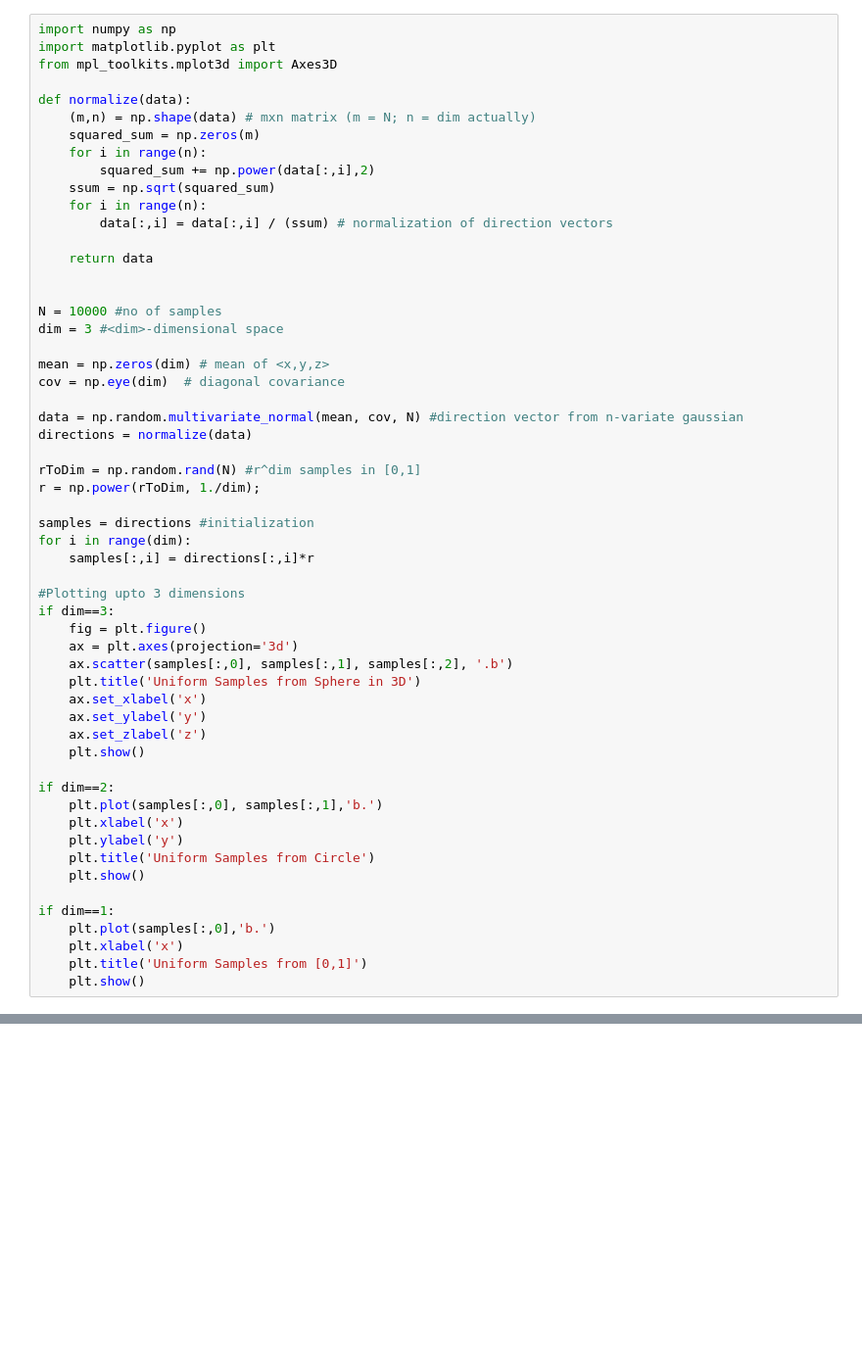
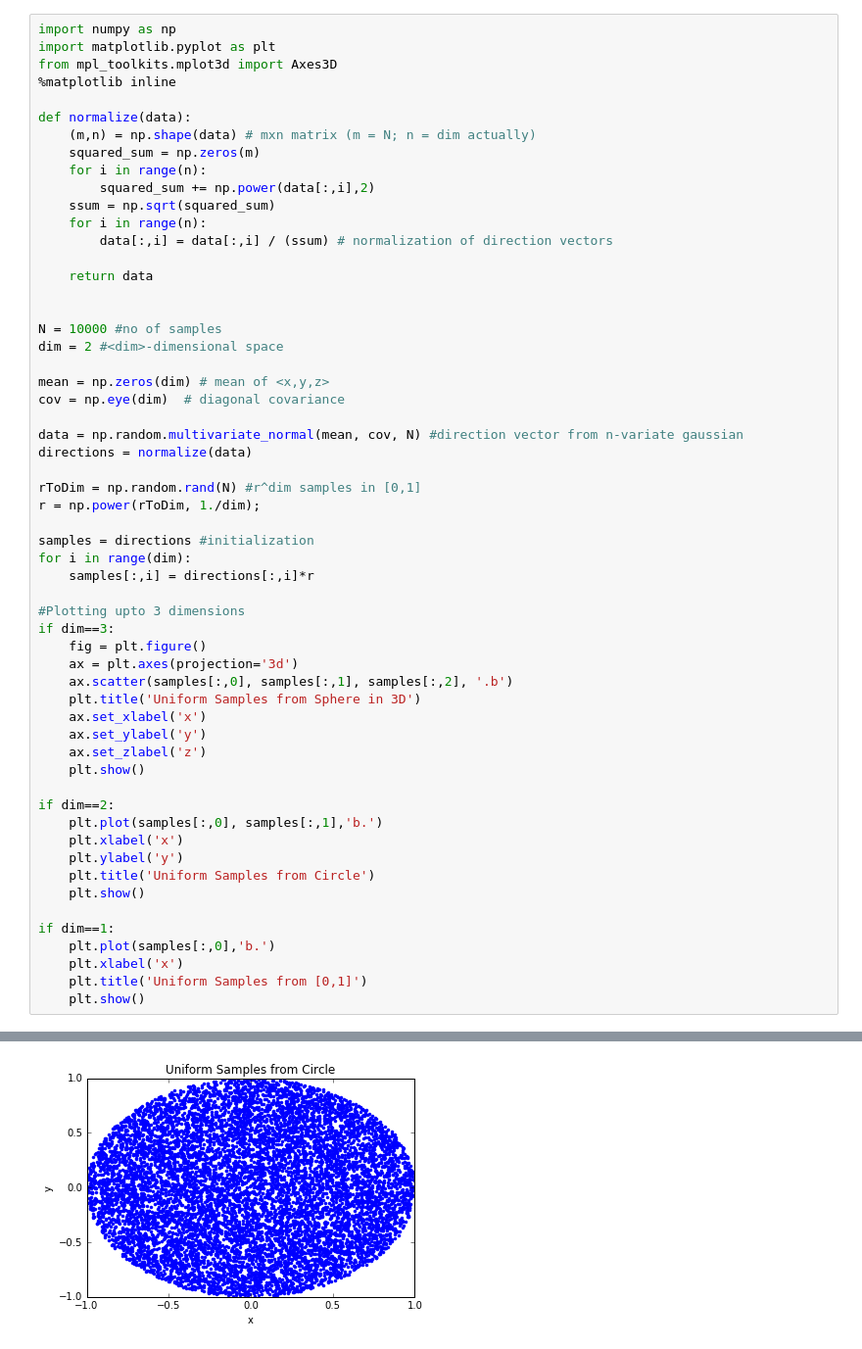
Before and after one commit to Bogazici-CMPE548-Spring2016/Cmpe548-Assignment1, a Jupyter notebook: GeneralizedInversionMethod.ipynb, the cells around one changed output, grey strips where cells are left out. Shown at 98% size. Saved outputs shown, nothing was run; the diff lists cells and outputs as text; blank space fills up the shorter version.

```diff
--- a/GeneralizedInversionMethod.ipynb
+++ b/GeneralizedInversionMethod.ipynb
@@ -2,6 +2,7 @@
 import numpy as np
 import matplotlib.pyplot as plt
 from mpl_toolkits.mplot3d import Axes3D
+%matplotlib inline
 
 def normalize(data):
     (m,n) = np.shape(data) # mxn matrix (m = N; n = dim actually)
@@ -16,7 +17,7 @@ def normalize(data):
 
 
 N = 10000 #no of samples
-dim = 3 #<dim>-dimensional space
+dim = 2 #<dim>-dimensional space
 
 mean = np.zeros(dim) # mean of <x,y,z>
 cov = np.eye(dim)  # diagonal covariance
@@ -58,0 +59 @@ AttributeError: 'module' object has no attribute '_string_to_bool'
+[figure, added]
```
Also changed, not shown: parts of 1 cell of this notebook, 5 other files.
